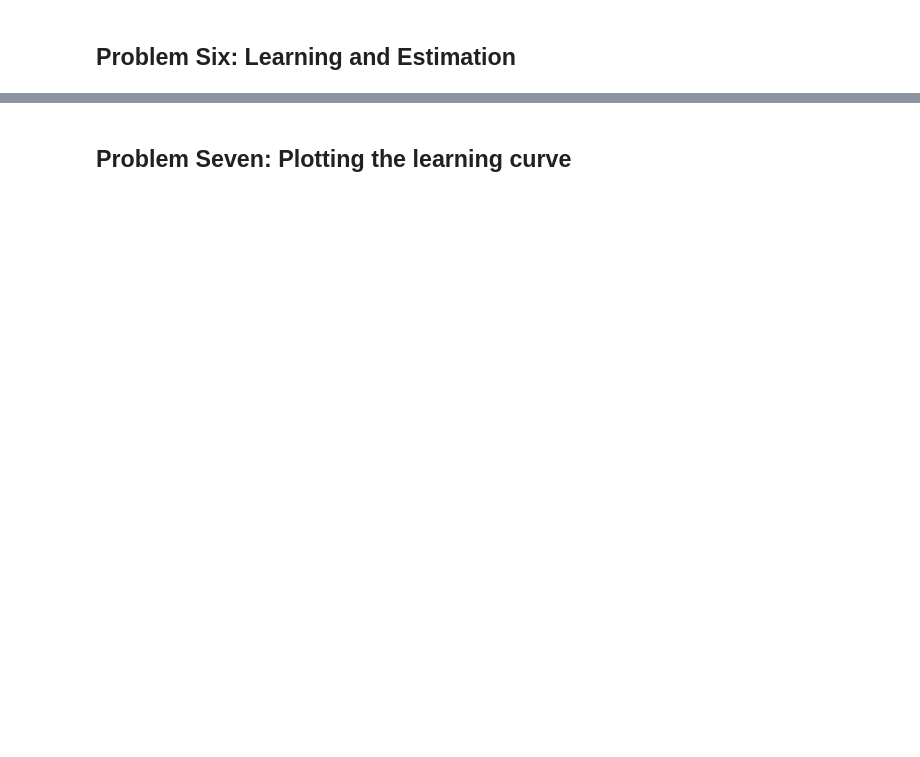
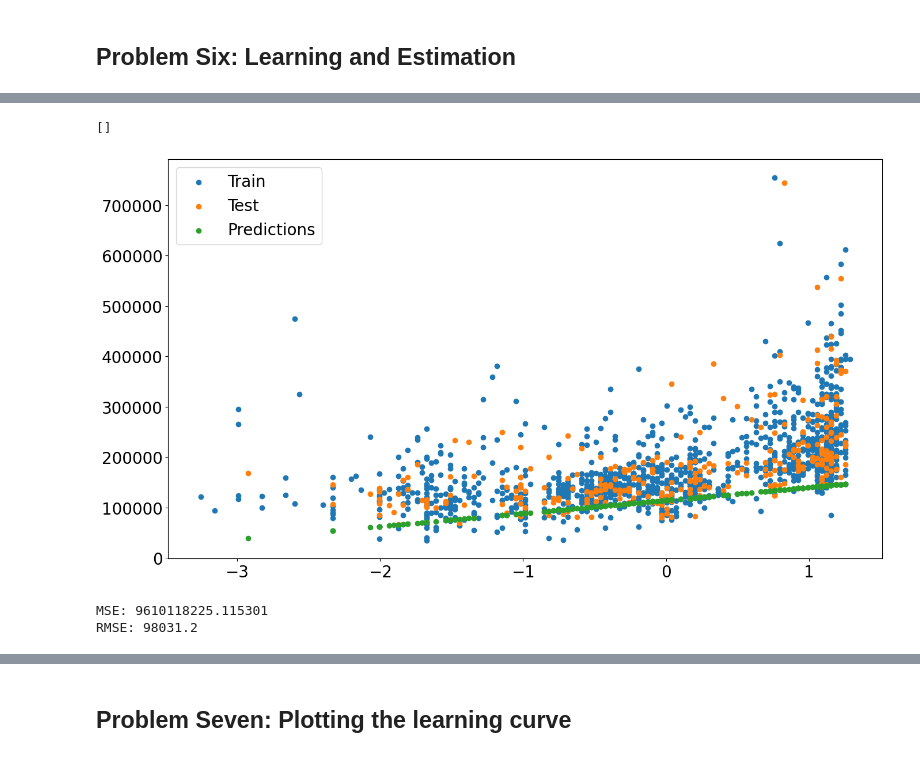
Before and after one commit to andervies/divic-corp-machine-learning-course, a Jupyter notebook: assignment17/Linear Regression Series.ipynb, the cells around one changed output, grey strips where cells are left out. Saved outputs shown, nothing was run; the diff lists cells and outputs as text; code cells hidden in the pictures; blank space fills up the shorter version.

```diff
--- a/assignment17/Linear Regression Series.ipynb
+++ b/assignment17/Linear Regression Series.ipynb
@@ -240,2 +143,10 @@ ValueError: matmul: Input operand 1 does not have enough dimensions (has 0, gufu
 # %% [markdown]
 ## Problem Six: Learning and Estimation
+# %%
+import pandas as pd
+
+df = pd.read_csv("train.csv")
+X = df[["YearBuilt"]].values
+y = df[["SalePrice"]].values.reshape(-1)
+print(X.shape)
+print(y.shape)
@@ -241,0 +156,9 @@ ValueError: matmul: Input operand 1 does not have enough dimensions (has 0, gufu
+# %%
+from sklearn.model_selection import train_test_split
+
+X_train, X_test, y_train, y_test = train_test_split(X, y, train_size=0.8, random_state=0)
+
+print(X_train.shape)
+print(y_train.shape)
+print(X_test.shape)
+print(y_test.shape)
@@ -241,0 +170,14 @@ ValueError: matmul: Input operand 1 does not have enough dimensions (has 0, gufu
+# %%
+# Standardization
+from sklearn.preprocessing import StandardScaler
+
+scaler = StandardScaler()
+scaler.fit(X_train)
+
+X_train_std = scaler.transform(X_train)
+X_test_std = scaler.transform(X_test)
+# %%
+reg1 = ScratchLinearRegression(10000, 0.0001, False, True)
+reg1.fit(X_train_std, y_train, X_test_std, y_test)
+y_pred1 = reg1.predict(X_test_std)
+y_pred1
@@ -241,0 +219,22 @@ ValueError: matmul: Input operand 1 does not have enough dimensions (has 0, gufu
+# %%
+import matplotlib.pyplot as plt
+
+fig = plt.subplots(figsize=(16, 9))
+plt.rcParams["font.size"] = 20
+
+plt.scatter(X_train_std, y_train, label="Train")
+plt.scatter(X_test_std, y_test, label="Test")
+plt.scatter(X_test_std, y_pred1, label="Predictions")
+plt.legend()
+plt.plot()
+# %% [output]
+[]
+[figure, added]
+# %%
+# Checking our model's performance using the MSE and RMSE metrics
+mse_val = mse(y_test, y_pred1)
+print(f"MSE: {mse_val}")
+print(f"RMSE: {np.sqrt(mse_val):.1f}")
+# %% [output]
+MSE: 9610118225.115301
+RMSE: 98031.2
```
Also changed, not shown: parts of 37 cells of this notebook, 1 other file.
